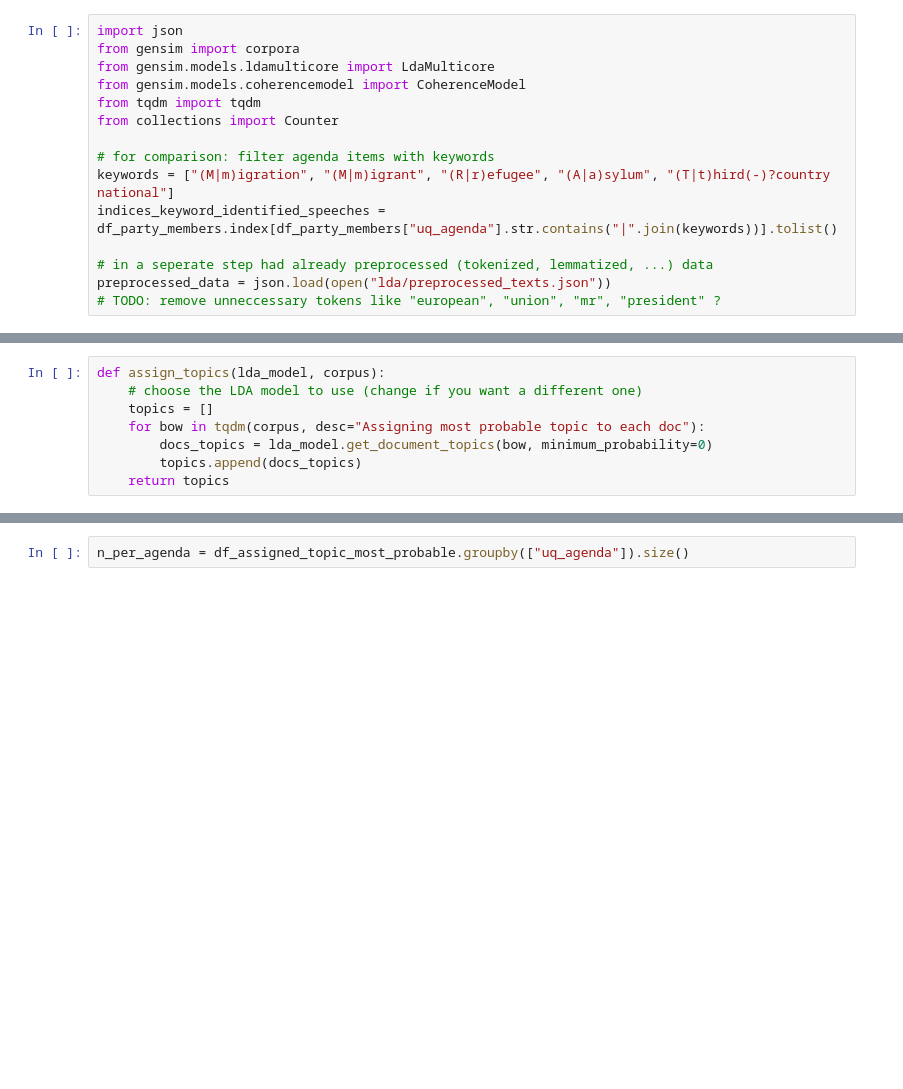
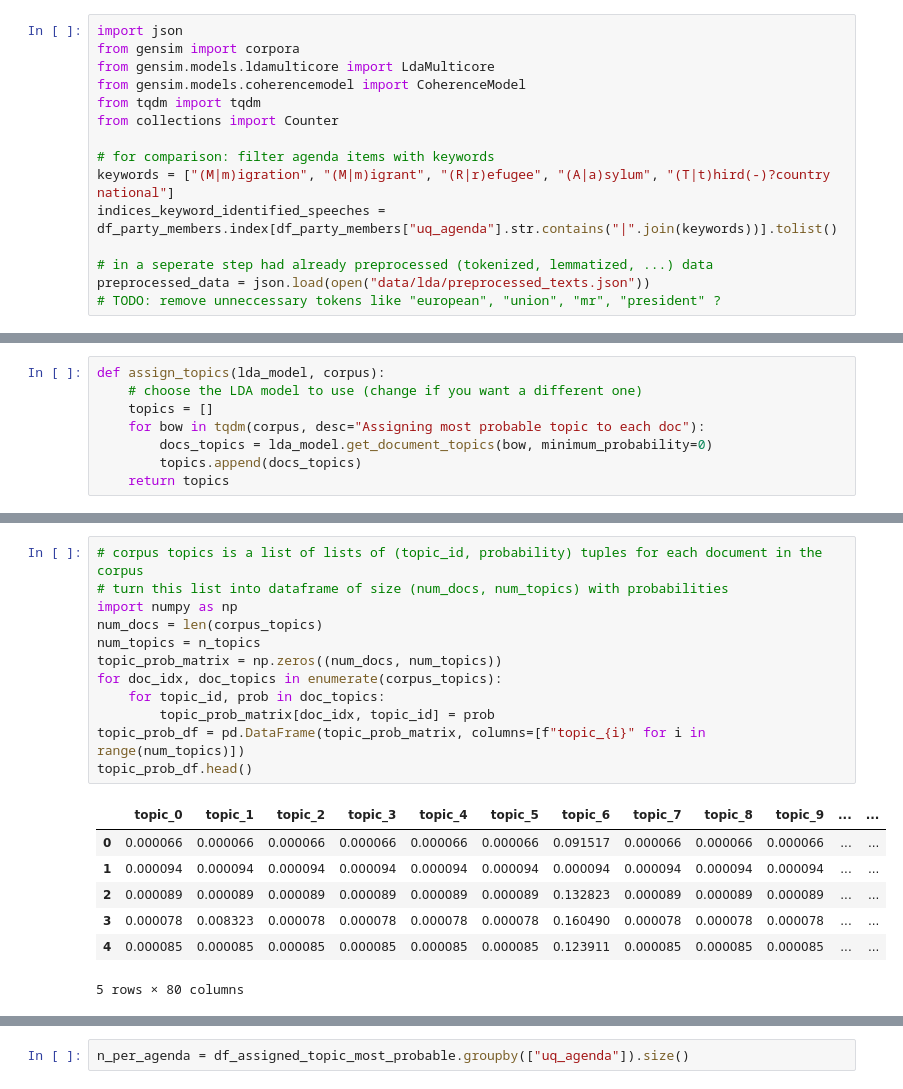
Before and after one commit to derkleinejakob/dataliteracy25, a Jupyter notebook: filter_data.ipynb, the cells around one changed output, grey strips where cells are left out. Saved outputs shown, nothing was run; the diff lists cells and outputs as text; blank space fills up the shorter version.

```diff
--- a/filter_data.ipynb
+++ b/filter_data.ipynb
@@ -35,7 +81,7 @@ keywords = ["(M|m)igration", "(M|m)igrant", "(R|r)efugee", "(A|a)sylum", "(T|t)h
 indices_keyword_identified_speeches = df_party_members.index[df_party_members["uq_agenda"].str.contains("|".join(keywords))].tolist()
 
 # in a seperate step had already preprocessed (tokenized, lemmatized, ...) data
-preprocessed_data = json.load(open("lda/preprocessed_texts.json"))
+preprocessed_data = json.load(open("data/lda/preprocessed_texts.json"))
 # TODO: remove unneccessary tokens like "european", "union", "mr", "president" ?
 # %%
 def evaluate_model(lda_model, dictionary, compute_coherence=True):
@@ -158,0 +247,20 @@ def count_topic_assignments(corpus_topics, topic_id, prob_threshold=0.0):
+# %%
+# corpus topics is a list of lists of (topic_id, probability) tuples for each document in the corpus
+# turn this list into dataframe of size (num_docs, num_topics) with probabilities
+import numpy as np
+num_docs = len(corpus_topics)
+num_topics = n_topics
+topic_prob_matrix = np.zeros((num_docs, num_topics))
+for doc_idx, doc_topics in enumerate(corpus_topics):
+    for topic_id, prob in doc_topics:
+        topic_prob_matrix[doc_idx, topic_id] = prob
+topic_prob_df = pd.DataFrame(topic_prob_matrix, columns=[f"topic_{i}" for i in range(num_topics)])
+topic_prob_df.head()
+# %% [output]
+|  | topic_0 | topic_1 | topic_2 | topic_3 | topic_4 | topic_5 | topic_6 | topic_7 | topic_8 | topic_9 | ... | ... |
+| 0 | 0.000066 | 0.000066 | 0.000066 | 0.000066 | 0.000066 | 0.000066 | 0.091517 | 0.000066 | 0.000066 | 0.000066 | ... | ... |
+| 1 | 0.000094 | 0.000094 | 0.000094 | 0.000094 | 0.000094 | 0.000094 | 0.000094 | 0.000094 | 0.000094 | 0.000094 | ... | ... |
+| 2 | 0.000089 | 0.000089 | 0.000089 | 0.000089 | 0.000089 | 0.000089 | 0.132823 | 0.000089 | 0.000089 | 0.000089 | ... | ... |
+| 3 | 0.000078 | 0.008323 | 0.000078 | 0.000078 | 0.000078 | 0.000078 | 0.160490 | 0.000078 | 0.000078 | 0.000078 | ... | ... |
+| 4 | 0.000085 | 0.000085 | 0.000085 | 0.000085 | 0.000085 | 0.000085 | 0.123911 | 0.000085 | 0.000085 | 0.000085 | ... | ... |
+5 rows × 80 columns
```
Also changed, not shown: parts of 24 cells of this notebook.
